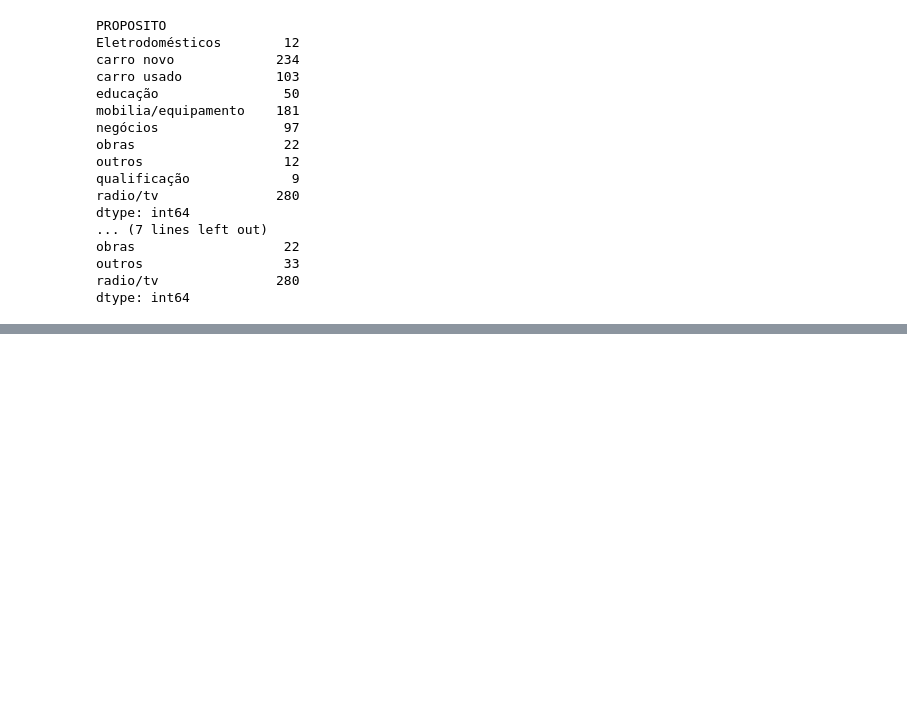
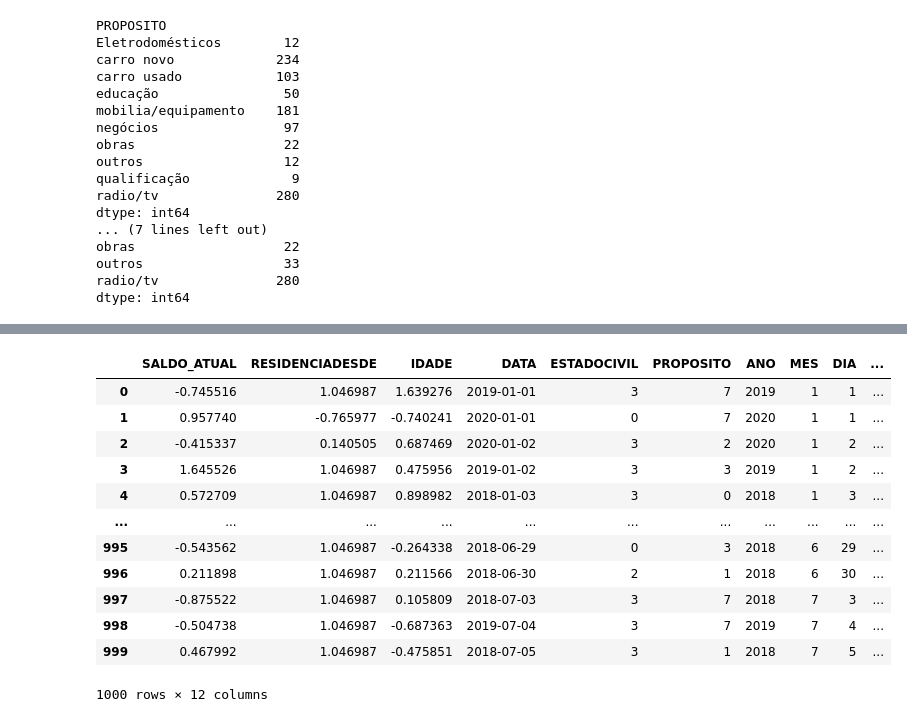
Before and after one commit to JoaoCarvalhov/IA_Aulas, a Jupyter notebook: B.Engenharia_de_Atributos/A.Eng_Atri.ipynb, the cells around one changed output, grey strips where cells are left out. Drawn from its saved outputs; the diff is of its cells as text; code cells hidden in the pictures; blank space fills up the shorter version.

```diff
--- a/B.Engenharia_de_Atributos/A.Eng_Atri.ipynb
+++ b/B.Engenharia_de_Atributos/A.Eng_Atri.ipynb
@@ -148,0 +170,4 @@ dtype: int64
+# %%
+
+z = pd.get_dummies(X["OUTROSPLANOSPGTO"], prefix="OUTROS", dtype=int)
+z
@@ -148,0 +188,2 @@ dtype: int64
+# %%
+X = pd.concat([X, z], axis=1)
@@ -148,0 +206,6 @@ dtype: int64
+# %%
+ss = StandardScaler()
+X["SALDO_ATUAL"] = ss.fit_transform(X[["SALDO_ATUAL"]])
+X["RESIDENCIADESDE"] = ss.fit_transform(X[["RESIDENCIADESDE"]])
+X["IDADE"] = ss.fit_transform(X[["IDADE"]])
+X
@@ -148,0 +226,18 @@ dtype: int64
+# %%
+X = X.drop(columns=["OUTROSPLANOSPGTO"])
+# %%
+X
+# %% [output]
+|  | SALDO_ATUAL | RESIDENCIADESDE | IDADE | DATA | ESTADOCIVIL | PROPOSITO | ANO | MES | DIA | ... |
+| 0 | -0.745516 | 1.046987 | 1.639276 | 2019-01-01 | 3 | 7 | 2019 | 1 | 1 | ... |
+| 1 | 0.957740 | -0.765977 | -0.740241 | 2020-01-01 | 0 | 7 | 2020 | 1 | 1 | ... |
+| 2 | -0.415337 | 0.140505 | 0.687469 | 2020-01-02 | 3 | 2 | 2020 | 1 | 2 | ... |
+| 3 | 1.645526 | 1.046987 | 0.475956 | 2019-01-02 | 3 | 3 | 2019 | 1 | 2 | ... |
+| 4 | 0.572709 | 1.046987 | 0.898982 | 2018-01-03 | 3 | 0 | 2018 | 1 | 3 | ... |
+| ... | ... | ... | ... | ... | ... | ... | ... | ... | ... | ... |
+| 995 | -0.543562 | 1.046987 | -0.264338 | 2018-06-29 | 0 | 3 | 2018 | 6 | 29 | ... |
+| 996 | 0.211898 | 1.046987 | 0.211566 | 2018-06-30 | 2 | 1 | 2018 | 6 | 30 | ... |
+| 997 | -0.875522 | 1.046987 | 0.105809 | 2018-07-03 | 3 | 7 | 2018 | 7 | 3 | ... |
+| 998 | -0.504738 | 1.046987 | -0.687363 | 2019-07-04 | 3 | 7 | 2019 | 7 | 4 | ... |
+| 999 | 0.467992 | 1.046987 | -0.475851 | 2018-07-05 | 3 | 1 | 2018 | 7 | 5 | ... |
+1000 rows × 12 columns
```
Also changed, not shown: parts of 11 cells of this notebook, 3 other files.
